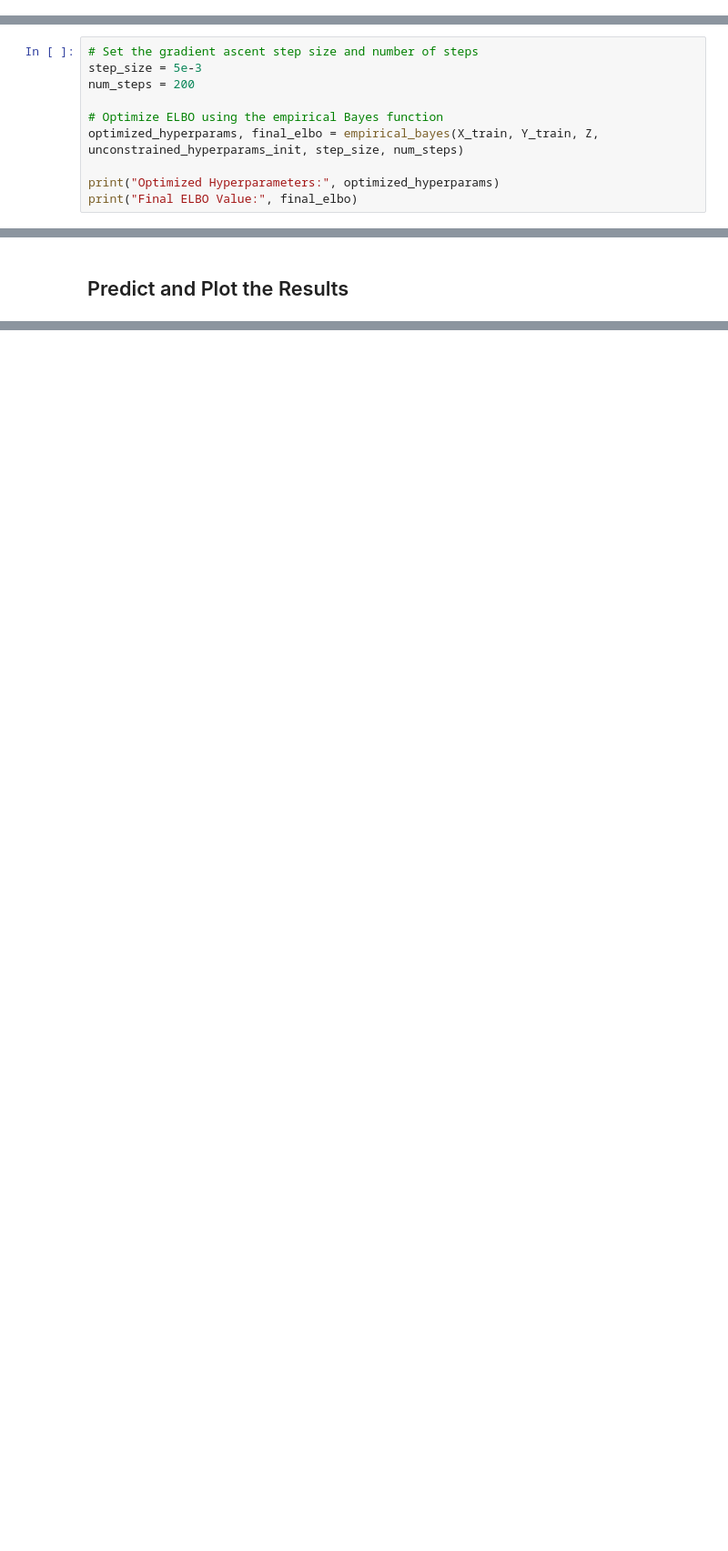
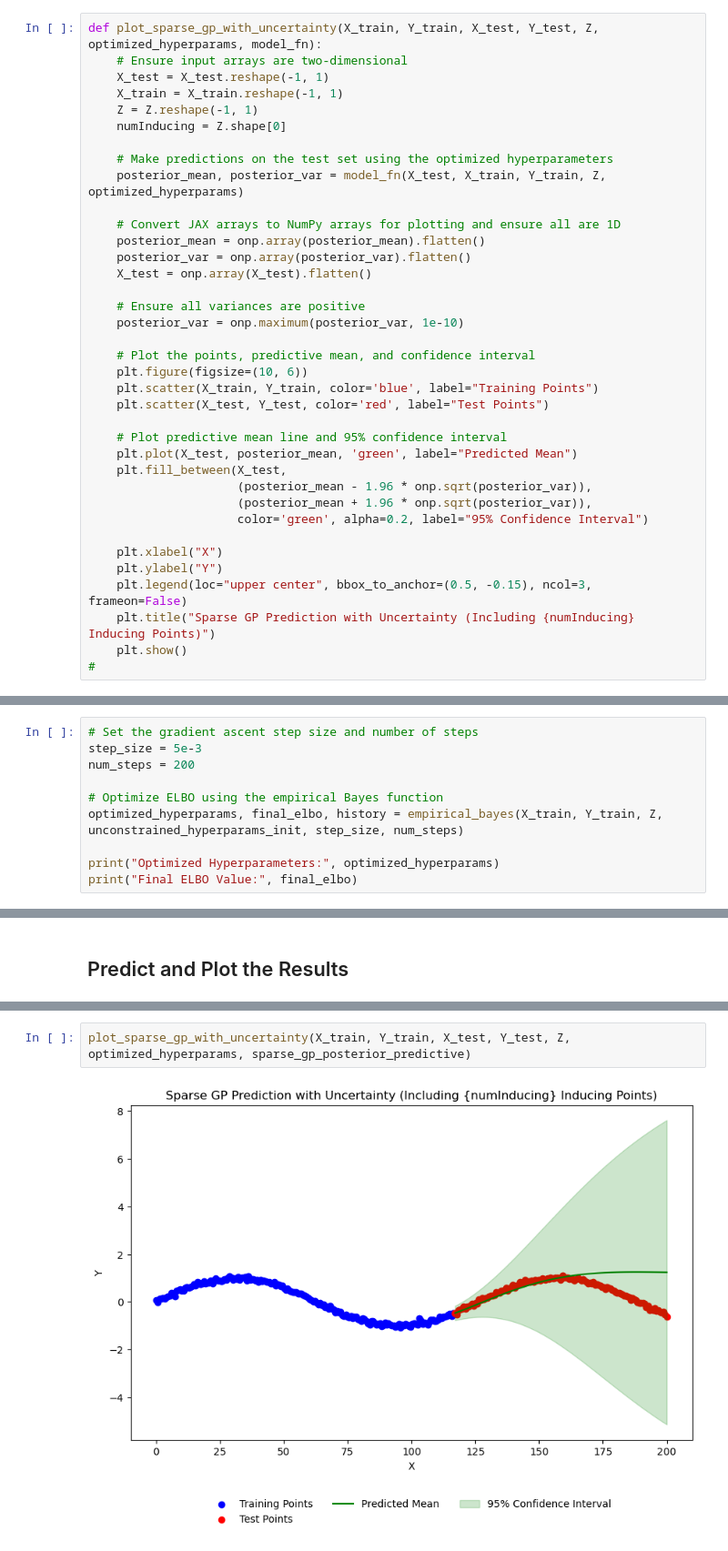
Before and after one commit to arvchahal/sparse-GP-kernel-combinations-audio-forecasting, a Jupyter notebook: test_simple2D_sparse_gps.ipynb, the cells around one changed output, grey strips where cells are left out. Shown at 91% size. Cells and saved outputs as stored; diff of their text form; blank space fills up the shorter version.

```diff
--- a/test_simple2D_sparse_gps.ipynb
+++ b/test_simple2D_sparse_gps.ipynb
@@ -34,0 +42,37 @@ plt.show()
+# %%
+def plot_sparse_gp_with_uncertainty(X_train, Y_train, X_test, Y_test, Z, optimized_hyperparams, model_fn):
+    # Ensure input arrays are two-dimensional
+    X_test = X_test.reshape(-1, 1)
+    X_train = X_train.reshape(-1, 1)
+    Z = Z.reshape(-1, 1)
+    numInducing = Z.shape[0]
+
+    # Make predictions on the test set using the optimized hyperparameters
+    posterior_mean, posterior_var = model_fn(X_test, X_train, Y_train, Z, optimized_hyperparams)
+
+    # Convert JAX arrays to NumPy arrays for plotting and ensure all are 1D
+    posterior_mean = onp.array(posterior_mean).flatten()
+    posterior_var = onp.array(posterior_var).flatten()
+    X_test = onp.array(X_test).flatten()
+
+    # Ensure all variances are positive
+    posterior_var = onp.maximum(posterior_var, 1e-10)
+
+    # Plot the points, predictive mean, and confidence interval
+    plt.figure(figsize=(10, 6))
+    plt.scatter(X_train, Y_train, color='blue', label="Training Points")
+    plt.scatter(X_test, Y_test, color='red', label="Test Points")
+
+    # Plot predictive mean line and 95% confidence interval
+    plt.plot(X_test, posterior_mean, 'green', label="Predicted Mean")
+    plt.fill_between(X_test,
+                     (posterior_mean - 1.96 * onp.sqrt(posterior_var)),
+                     (posterior_mean + 1.96 * onp.sqrt(posterior_var)),
+                     color='green', alpha=0.2, label="95% Confidence Interval")
+
+    plt.xlabel("X")
+    plt.ylabel("Y")
+    plt.legend(loc="upper center", bbox_to_anchor=(0.5, -0.15), ncol=3, frameon=False)
+    plt.title("Sparse GP Prediction with Uncertainty (Including {numInducing} Inducing Points)")
+    plt.show()
+#
@@ -60,7 +206,7 @@ step_size = 5e-3
 num_steps = 200
 
 # Optimize ELBO using the empirical Bayes function
-optimized_hyperparams, final_elbo = empirical_bayes(X_train, Y_train, Z, unconstrained_hyperparams_init, step_size, num_steps)
+optimized_hyperparams, final_elbo, history = empirical_bayes(X_train, Y_train, Z, unconstrained_hyperparams_init, step_size, num_steps)
 
 print("Optimized Hyperparameters:", optimized_hyperparams)
 print("Final ELBO Value:", final_elbo)
@@ -140,3 +240,7 @@ posterior_var shape: (25,)
+# %%
+plot_sparse_gp_with_uncertainty(X_train, Y_train, X_test, Y_test, Z, optimized_hyperparams, sparse_gp_posterior_predictive)
+# %% [output]
+[figure, added]
 # %%
 # Extract weights from optimized hyperparameters (assuming the first two entries are the weights)
 weights = optimized_hyperparams[:2]
```
Also changed, not shown: parts of 21 cells of this notebook, 7 other files.
